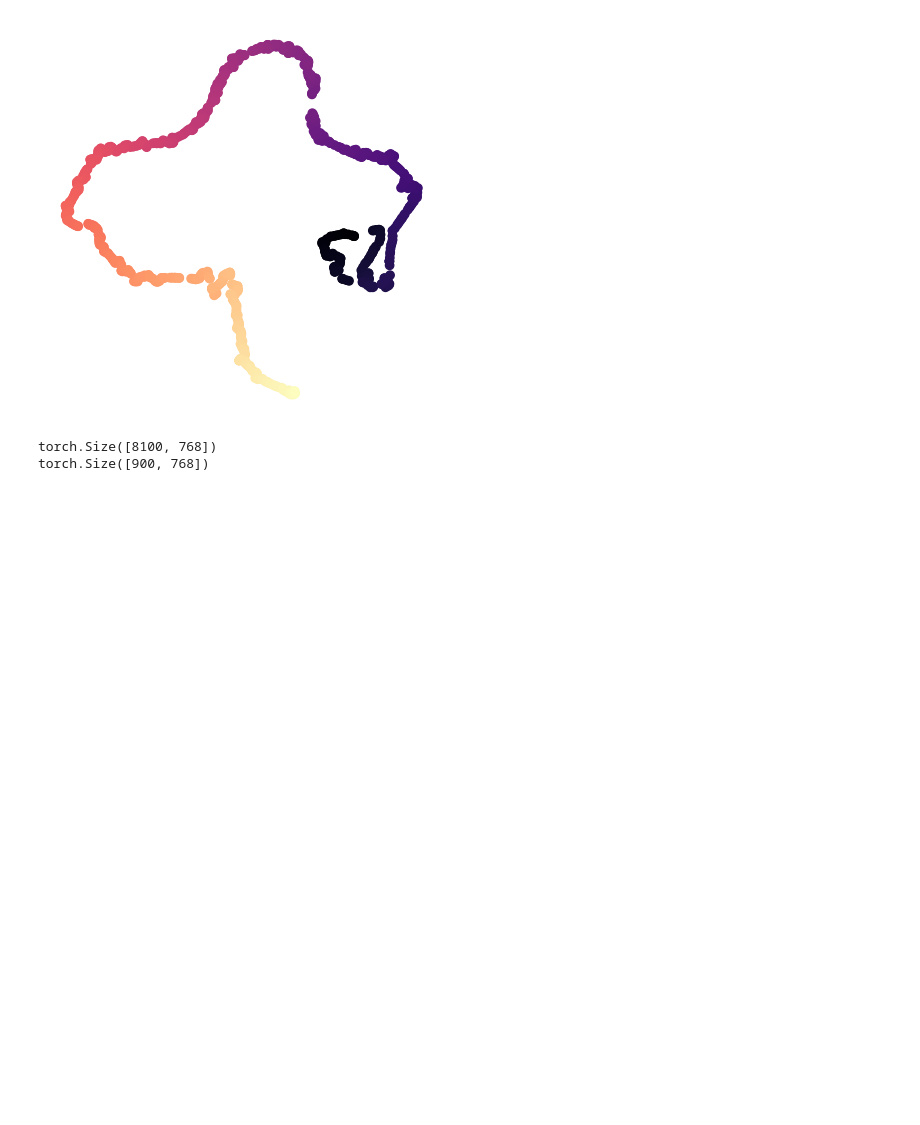
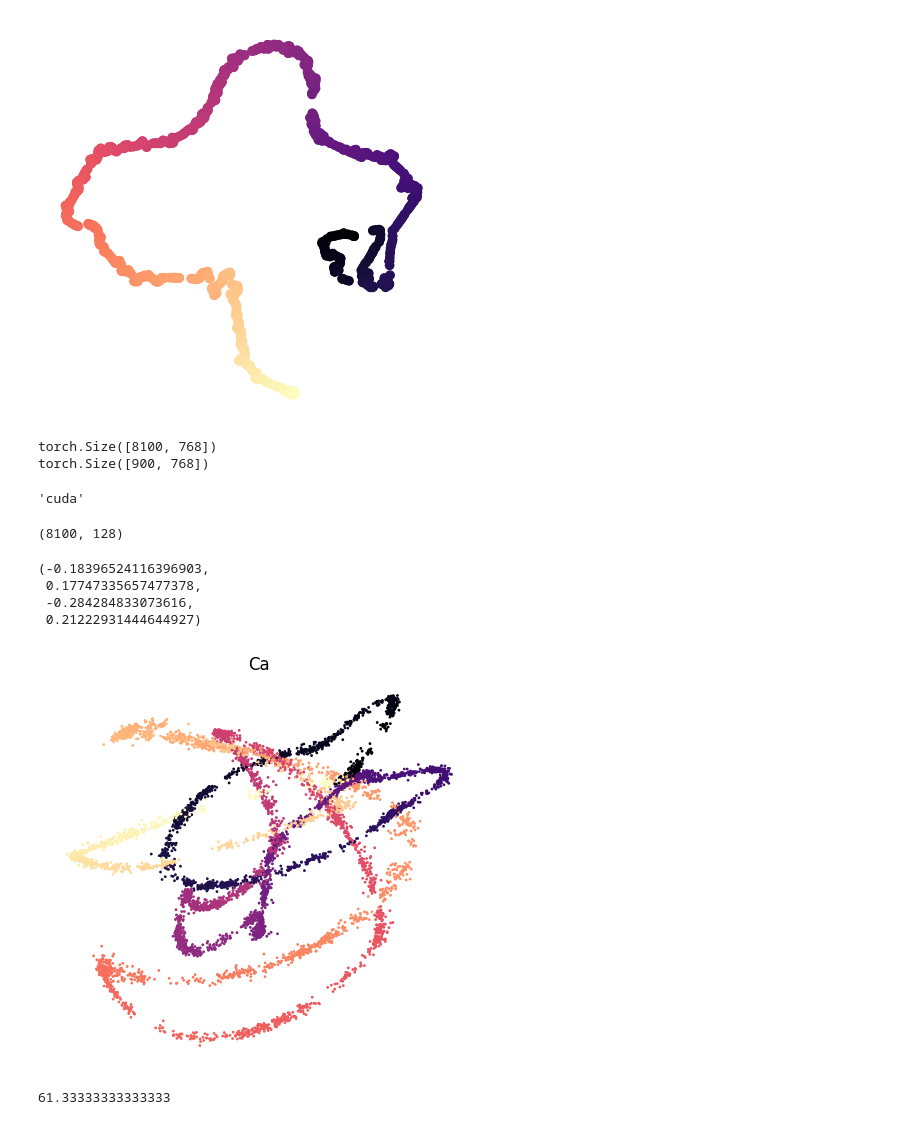
Before and after one commit to mariakesa/AbsoluteMadness, a Jupyter notebook: CEBRAPlay/decoding.ipynb, the cells around one changed output. Cells and saved outputs as stored; diff of their text form; code cells hidden in the pictures; blank space fills up the shorter version.

Commit message:
cebra fitting pipeline

```diff
--- a/CEBRAPlay/decoding.ipynb
+++ b/CEBRAPlay/decoding.ipynb
@@ -58,0 +93,27 @@ ca_loader = cebra.data.ContinuousDataLoader(ca_train, num_steps = train_steps, b
+# %%
+cebra_ca = single_session_solver(data_loader = ca_loader, model_architecture = 'offset1-model',
+                 distance = 'cosine', num_hidden_units = 128, output_dimension = 128,
+                verbose = True, device = DEVICE, temperature = 1, learning_rate = 3e-4)
+DEVICE
+# %% [output]
+'cuda'
+# %%
+cebra_ca.fit(ca_loader)
+cebra_ca_emb = _compute_emissions_single(cebra_ca, ca_train)
+# %%
+print(cebra_ca_emb.shape)
+# %% [output]
+(8100, 128)
+# %%
+fig = plt.figure(figsize = (12,5))
+
+ax1 = plt.subplot(121)
+ax1.set_title('Ca')
+ax1.scatter(cebra_ca_emb[:,0], cebra_ca_emb[:,1], cmap = 'magma', c = np.tile(np.arange(900),9), s=1)
+ax1.axis('off')
+# %% [output]
+(-0.18396524116396903,
+ 0.17747335657477378,
+ -0.284284833073616,
+ 0.21222931444644927)
+[figure, added]
@@ -58,0 +183,4 @@ ca_loader = cebra.data.ContinuousDataLoader(ca_train, num_steps = train_steps, b
+# %%
+acc_cebra
+# %% [output]
+61.33333333333333
```
Also changed, not shown: parts of 5 cells of this notebook, 2 other files.
